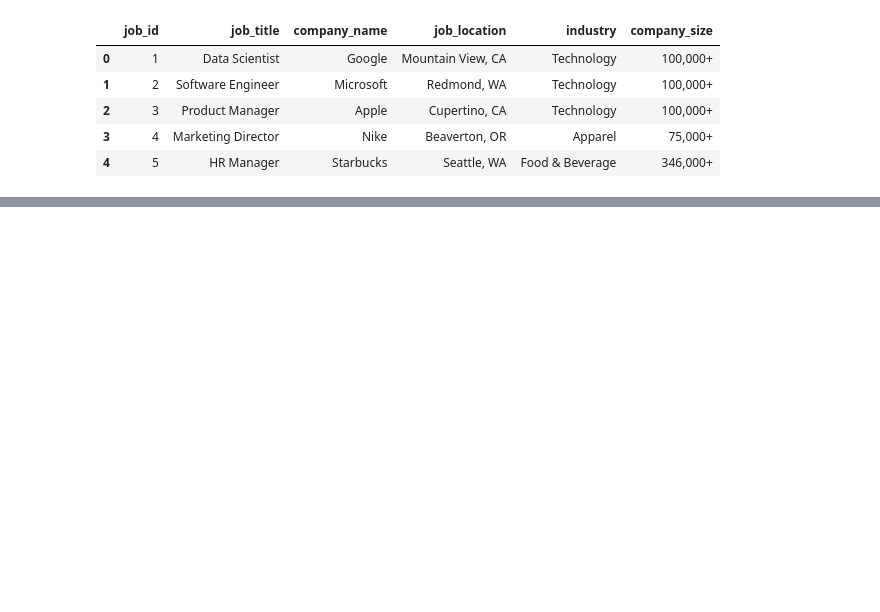
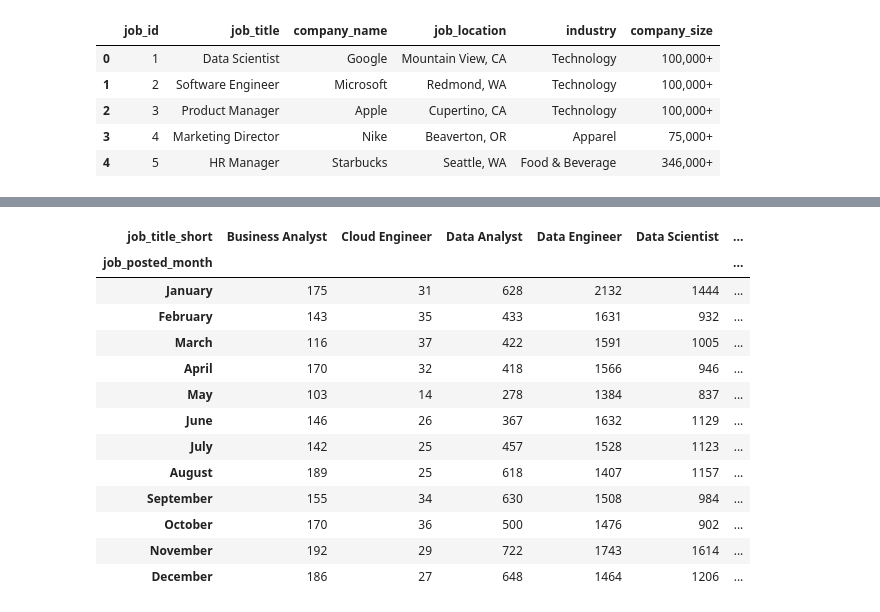
Before and after one commit to Mugil1410/Data-analysis-with-python, a Jupyter notebook: 2_Advanced/7_Merge_DataFrame.ipynb, the cells around one changed output, grey strips where cells are left out. Saved outputs shown, nothing was run; the diff lists cells and outputs as text; code cells hidden in the pictures; blank space fills up the shorter version.

```diff
--- a/2_Advanced/7_Merge_DataFrame.ipynb
+++ b/2_Advanced/7_Merge_DataFrame.ipynb
@@ -38,0 +55,25 @@ df_jobs.merge(df_companies,on='company_name')
+# %%
+df_india = df[df['job_country'] == 'India'].copy()
+df_india['job_posted_month'] = df_india['job_posted_date'].dt.strftime('%B')
+df_india = df_india.pivot_table(index='job_posted_month',columns='job_title_short',aggfunc='size')
+df_india = df_india.reset_index()
+df_india['job_posted_month_no'] = pd.to_datetime(df_india['job_posted_month'],format='%B').dt.month
+df_india = df_india.sort_values('job_posted_month_no')
+df_india = df_india.set_index('job_posted_month')
+df_india = df_india.drop(columns='job_posted_month_no')
+df_india
+# %% [output]
+| job_title_short | Business Analyst | Cloud Engineer | Data Analyst | Data Engineer | Data Scientist | ... |
+| job_posted_month |  |  |  |  |  | ... |
+| January | 175 | 31 | 628 | 2132 | 1444 | ... |
+| February | 143 | 35 | 433 | 1631 | 932 | ... |
+| March | 116 | 37 | 422 | 1591 | 1005 | ... |
+| April | 170 | 32 | 418 | 1566 | 946 | ... |
+| May | 103 | 14 | 278 | 1384 | 837 | ... |
+| June | 146 | 26 | 367 | 1632 | 1129 | ... |
+| July | 142 | 25 | 457 | 1528 | 1123 | ... |
+| August | 189 | 25 | 618 | 1407 | 1157 | ... |
+| September | 155 | 34 | 630 | 1508 | 984 | ... |
+| October | 170 | 36 | 500 | 1476 | 902 | ... |
+| November | 192 | 29 | 722 | 1743 | 1614 | ... |
+| December | 186 | 27 | 648 | 1464 | 1206 | ... |
```
Also changed, not shown: parts of 5 cells of this notebook, 7 other files.
